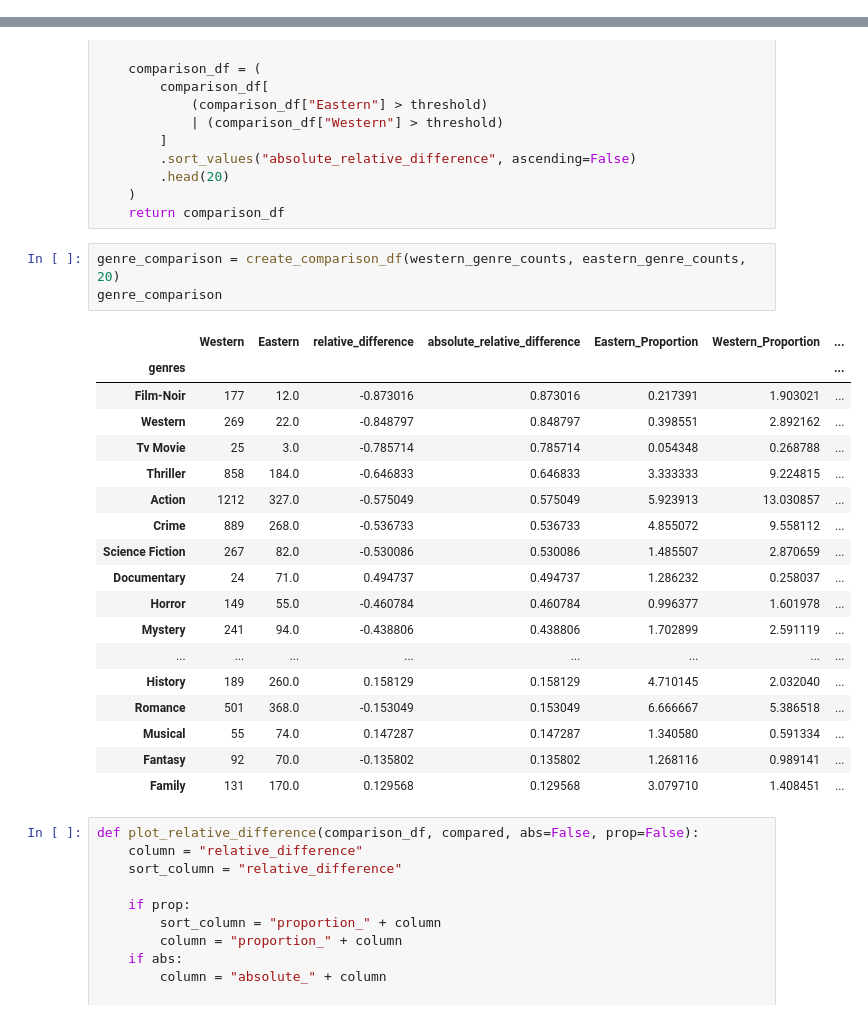
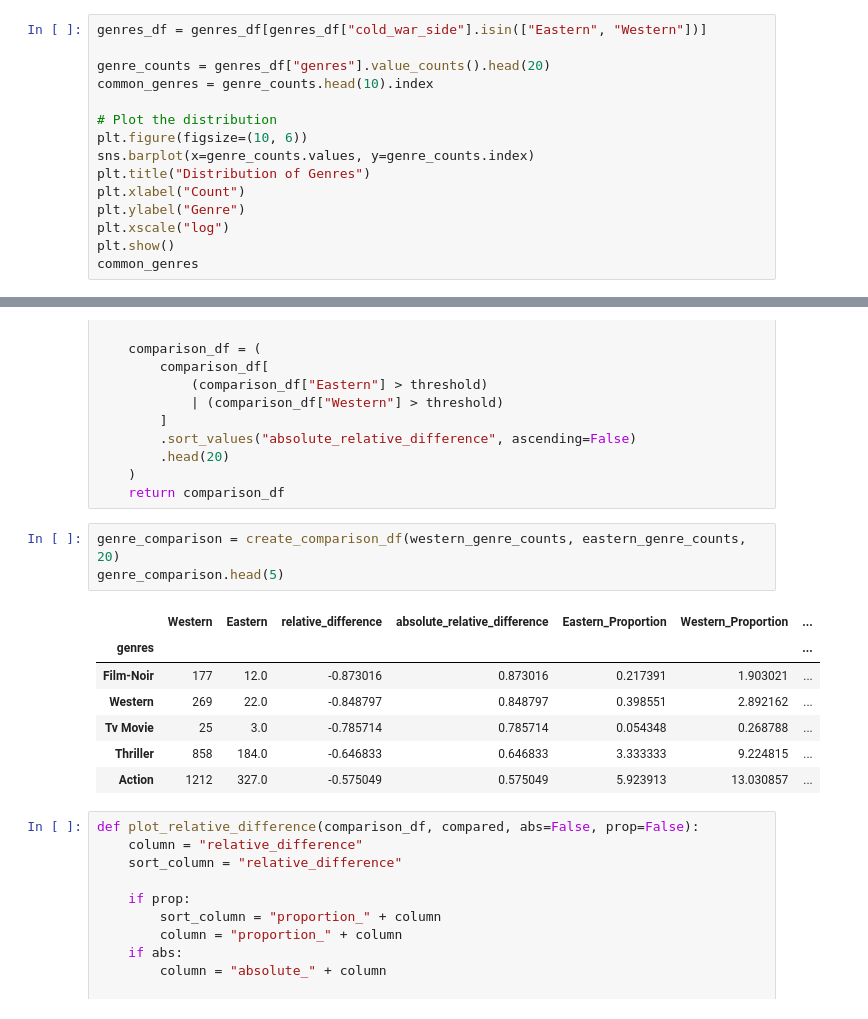
Before and after one commit to epfl-ada/ada-2024-project-datamigos, a Jupyter notebook: Genre&ThemeAnalysis.ipynb, the cells around one changed output, grey strips where cells are left out. Saved outputs shown, nothing was run; the diff lists cells and outputs as text.

```diff
--- a/Genre&ThemeAnalysis.ipynb
+++ b/Genre&ThemeAnalysis.ipynb
@@ -54,0 +56,15 @@ Passing `palette` without assigning `hue` is deprecated and will be removed in v
+# %%
+genres_df = genres_df[genres_df["cold_war_side"].isin(["Eastern", "Western"])]
+
+genre_counts = genres_df["genres"].value_counts().head(20)
+common_genres = genre_counts.head(10).index
+
+# Plot the distribution
+plt.figure(figsize=(10, 6))
+sns.barplot(x=genre_counts.values, y=genre_counts.index)
+plt.title("Distribution of Genres")
+plt.xlabel("Count")
+plt.ylabel("Genre")
+plt.xscale("log")
+plt.show()
+common_genres
@@ -167,26 +210,15 @@ def create_comparison_df(
     return comparison_df
 # %%
 genre_comparison = create_comparison_df(western_genre_counts, eastern_genre_counts, 20)
-genre_comparison
+genre_comparison.head(5)
 # %% [output]
 |  | Western | Eastern | relative_difference | absolute_relative_difference | Eastern_Proportion | Western_Proportion | ... |
 | genres |  |  |  |  |  |  | ... |
 | Film-Noir | 177 | 12.0 | -0.873016 | 0.873016 | 0.217391 | 1.903021 | ... |
 | Western | 269 | 22.0 | -0.848797 | 0.848797 | 0.398551 | 2.892162 | ... |
 | Tv Movie | 25 | 3.0 | -0.785714 | 0.785714 | 0.054348 | 0.268788 | ... |
 | Thriller | 858 | 184.0 | -0.646833 | 0.646833 | 3.333333 | 9.224815 | ... |
 | Action | 1212 | 327.0 | -0.575049 | 0.575049 | 5.923913 | 13.030857 | ... |
-| Crime | 889 | 268.0 | -0.536733 | 0.536733 | 4.855072 | 9.558112 | ... |
-| Science Fiction | 267 | 82.0 | -0.530086 | 0.530086 | 1.485507 | 2.870659 | ... |
-| Documentary | 24 | 71.0 | 0.494737 | 0.494737 | 1.286232 | 0.258037 | ... |
-| Horror | 149 | 55.0 | -0.460784 | 0.460784 | 0.996377 | 1.601978 | ... |
-| Mystery | 241 | 94.0 | -0.438806 | 0.438806 | 1.702899 | 2.591119 | ... |
-| ... | ... | ... | ... | ... | ... | ... | ... |
-| History | 189 | 260.0 | 0.158129 | 0.158129 | 4.710145 | 2.032040 | ... |
-| Romance | 501 | 368.0 | -0.153049 | 0.153049 | 6.666667 | 5.386518 | ... |
-| Musical | 55 | 74.0 | 0.147287 | 0.147287 | 1.340580 | 0.591334 | ... |
-| Fantasy | 92 | 70.0 | -0.135802 | 0.135802 | 1.268116 | 0.989141 | ... |
-| Family | 131 | 170.0 | 0.129568 | 0.129568 | 3.079710 | 1.408451 | ... |
 # %%
 def plot_relative_difference(comparison_df, compared, abs=False, prop=False):
     column = "relative_difference"
```
Also changed, not shown: parts of 25 cells of this notebook.
